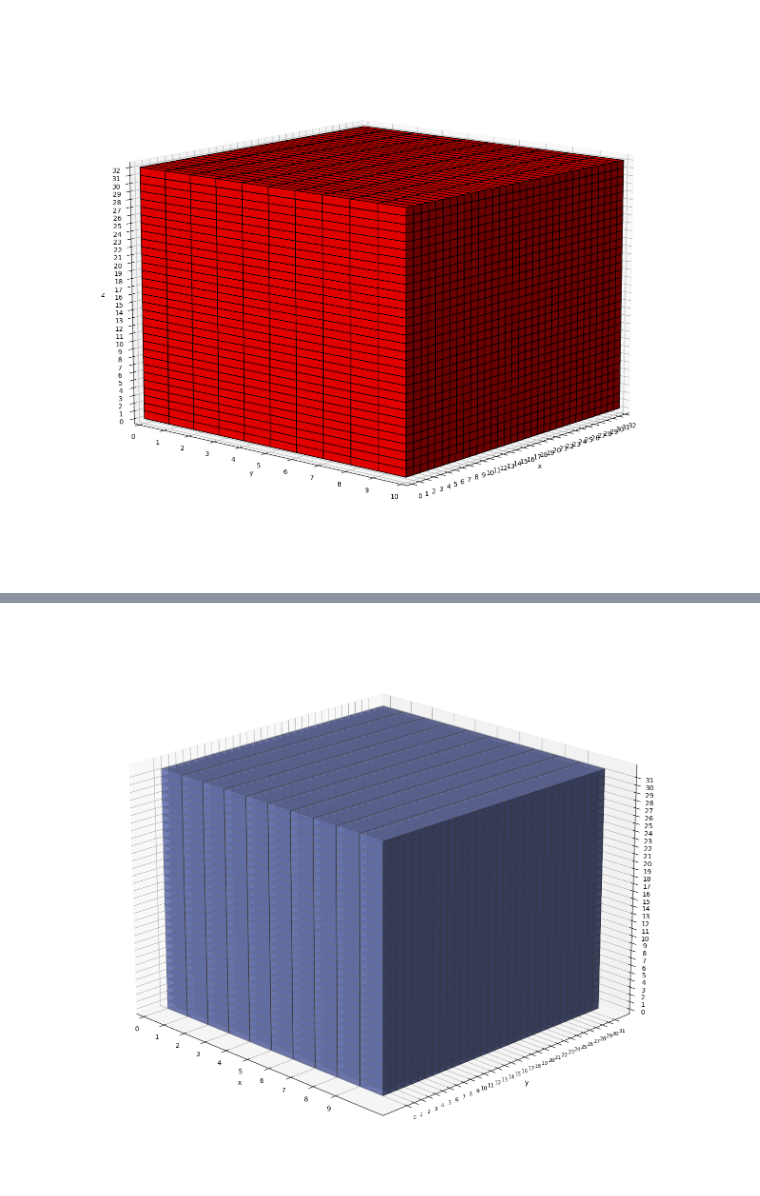
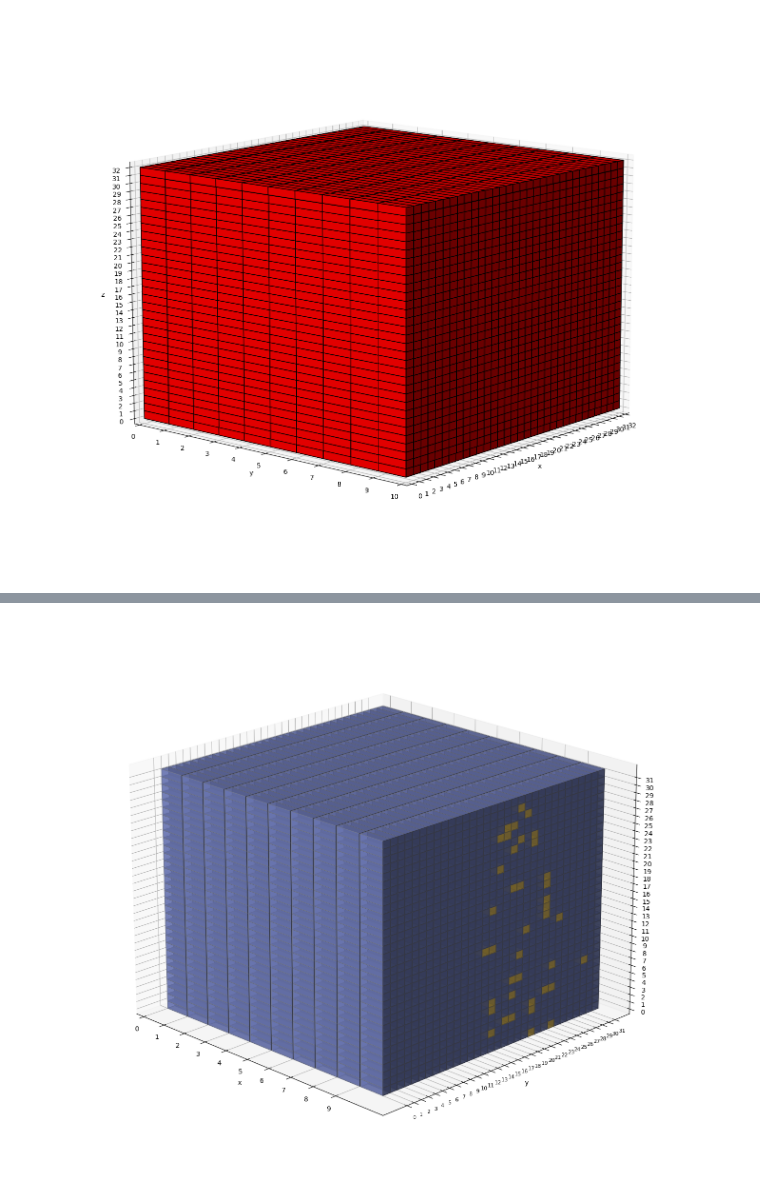
Before and after one commit to Neelectric/finetuning, a Jupyter notebook: data_explorer.ipynb, the cells around one changed output, grey strips where cells are left out. Drawn from its saved outputs; the diff is of its cells as text; code cells hidden in the pictures.

Commit message:
more results

```diff
--- a/data_explorer.ipynb
+++ b/data_explorer.ipynb
@@ -136,3 +136,12 @@ ax.view_init(elev=12, azim=40)
 plt.show()
 # %% [output]
 [figure]
+# %%
+model_name = "llama"
+with open("experiment_1/results/circuits/" + model_name + "_circuit.json") as f:
+        data = json.load(f)
+
+value_fetcher = data["value_fetcher"]
+pos_transmitter = data["pos_transmitter"]
+pos_detector = data["pos_detector"]
+struct_reader = data["struct_reader"]
@@ -152,10 +179,23 @@ x_dim = 10
 y_dim = 32
 z_dim = 32
 n_voxels = np.zeros((x_dim, y_dim, z_dim), dtype=bool)
+
+
+
 # n_voxels[0, 0, :] = True
 # n_voxels[-1, 0, :] = True
 # n_voxels[1, 0, 2] = True
 # n_voxels[2, 0, 1] = True
+
+for list in value_fetcher:
+    layer, head_id = list
+
+    n_voxels[-1, layer, head_id] = True
+
+
+
+
+
 facecolors = np.where(n_voxels, '#FFD65DC0', '#7A88CCC0')
 edgecolors = np.where(n_voxels, '#BFAB6E', '#7D84A6')
 filled = np.ones(n_voxels.shape)
@@ -172,31 +212,31 @@ y[:, 0::2, :] += 0.02
 z[:, :, 0::2] += 0.02
 x[1::2, :, :] += 0.98
 y[:, 1::2, :] += 0.98
 z[:, :, 1::2] += 0.98
 
 
 fig = plt.figure(figsize=(20, 15))
 ax = fig.add_subplot(projection='3d')
 
 ax.voxels(x + 0.35, y - 1, z + 0.1, filled_2, facecolors=fcolors_2, edgecolors=ecolors_2)
 
 ax.set_xlabel('x')
 ax.set_ylabel('y')
 ax.set_zlabel('z')
 
 # ax.set_xlim(0, x_dim)
 # ax.set_ylim(0, y_dim)
 ax.set_zlim(0, z_dim)
 
 ax.set_xticks(np.arange(0, x_dim, 1))
 ax.set_yticks(np.arange(0, y_dim, 1))
 ax.set_zticks(np.arange(0, z_dim, 1))
 plt.yticks(fontsize=8)
 
 
 # ax.set_aspect('equal')
 ax.view_init(elev=20, azim=-45)
 
 plt.show()
 # %% [output]
-[figure, old version]
+[figure, new version]
```
Also changed, not shown: parts of 1 cell of this notebook, 4 other files.
